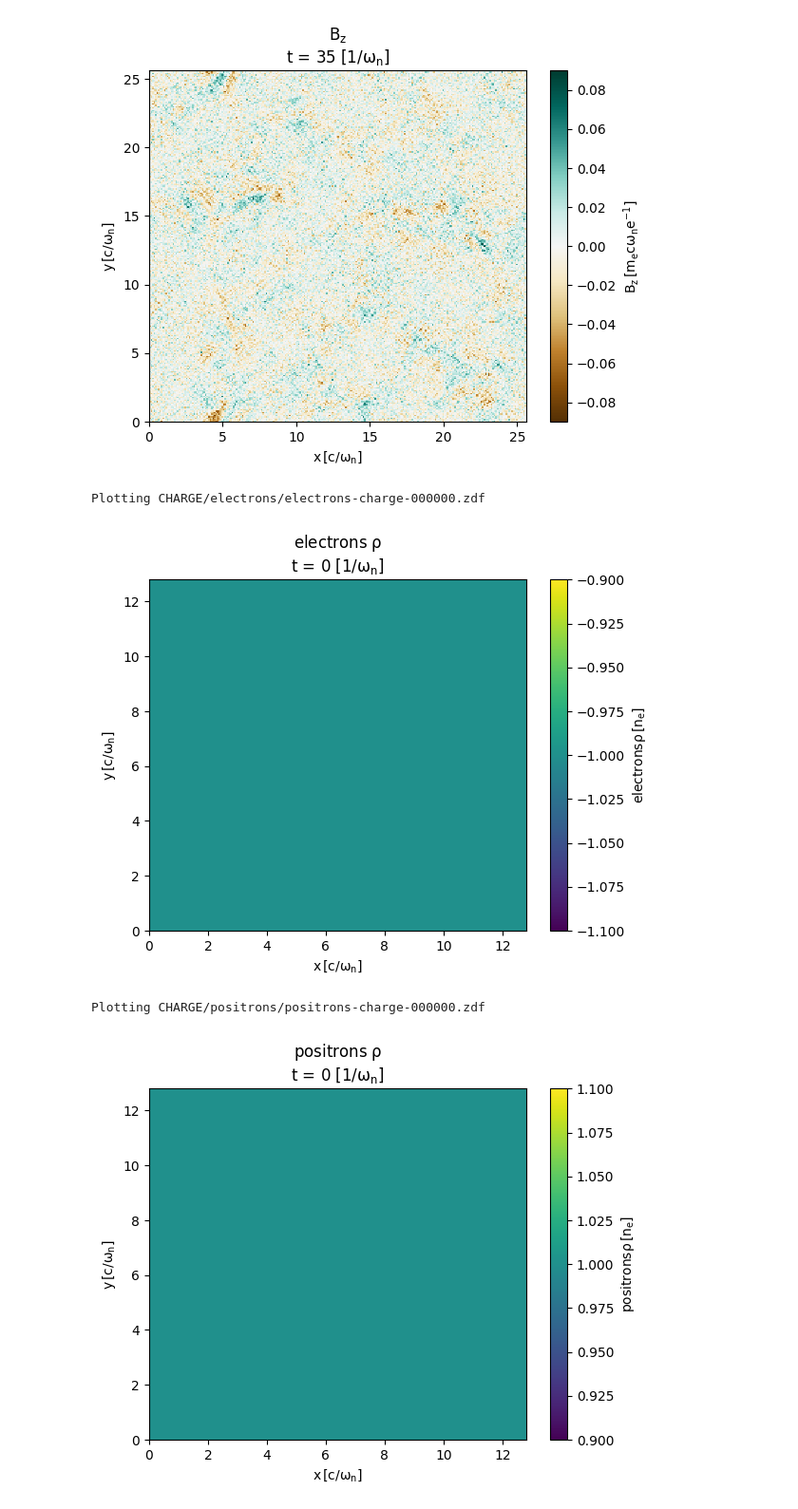
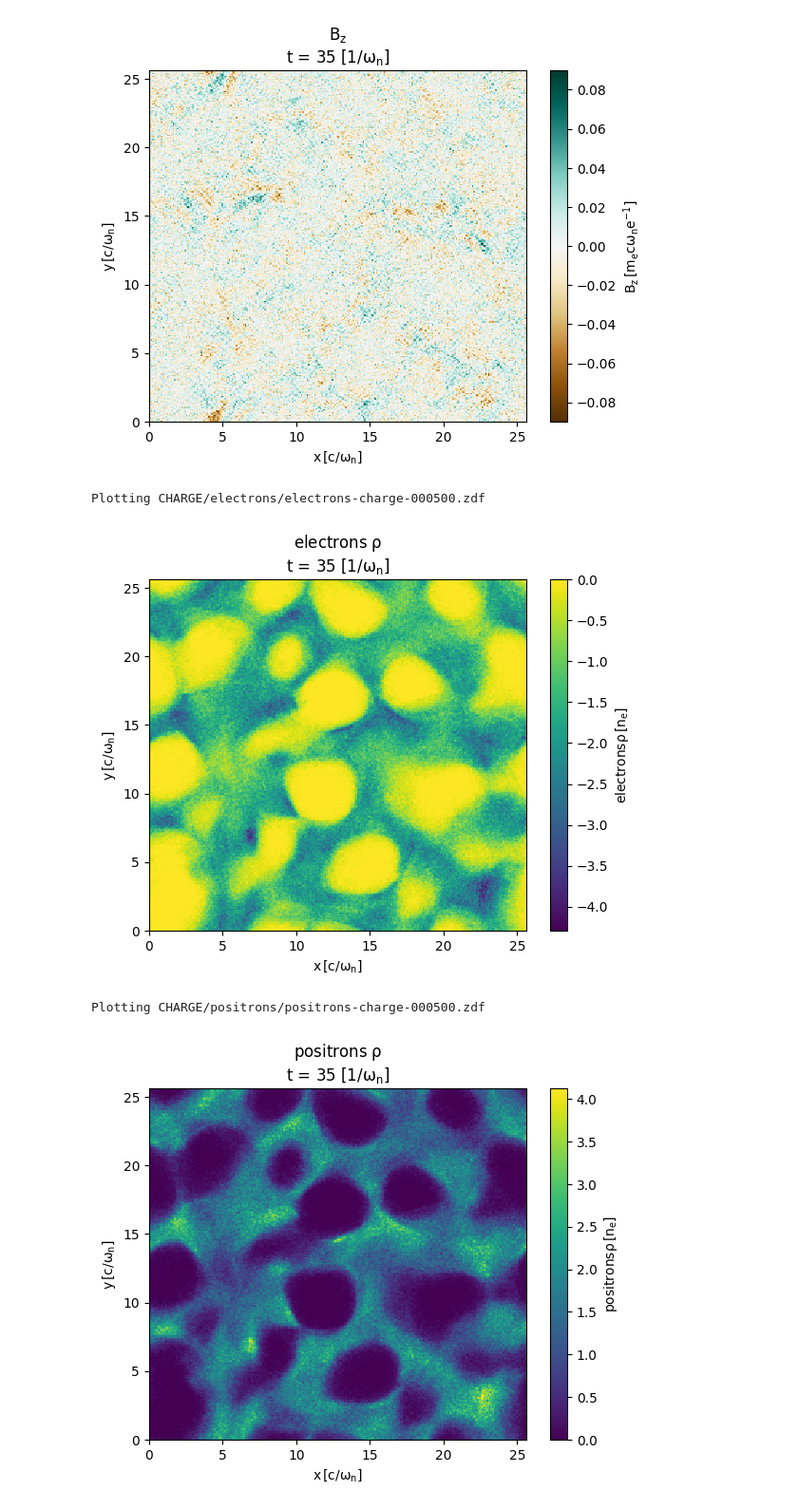
Before and after one commit to ricardo-fonseca/zpic-parallel, a Jupyter notebook: cuda-mpi/Weibel.ipynb, the cells around one changed output. Shown at 95% size. Saved outputs shown, nothing was run; the diff lists cells and outputs as text; code cells hidden in the pictures.

```diff
--- a/cuda-mpi/Weibel.ipynb
+++ b/cuda-mpi/Weibel.ipynb
@@ -9,10 +9,11 @@ Plotting EMF/B out of plane field for iteration 500.
 # %%
 import visxd
 
-visxd.plot_data("CHARGE/electrons/electrons-charge", 0 )
-visxd.plot_data("CHARGE/positrons/positrons-charge", 0 )
+iter = 500
+visxd.plot_data("CHARGE/electrons/electrons-charge", iter )
+visxd.plot_data("CHARGE/positrons/positrons-charge", iter )
 # %% [output]
-Plotting CHARGE/electrons/electrons-charge-000000.zdf
+Plotting CHARGE/electrons/electrons-charge-000500.zdf
-[figure, old version]
+[figure, new version]
-Plotting CHARGE/positrons/positrons-charge-000000.zdf
+Plotting CHARGE/positrons/positrons-charge-000500.zdf
-[figure, old version]
+[figure, new version]
```
Also changed, not shown: 2 other files.
